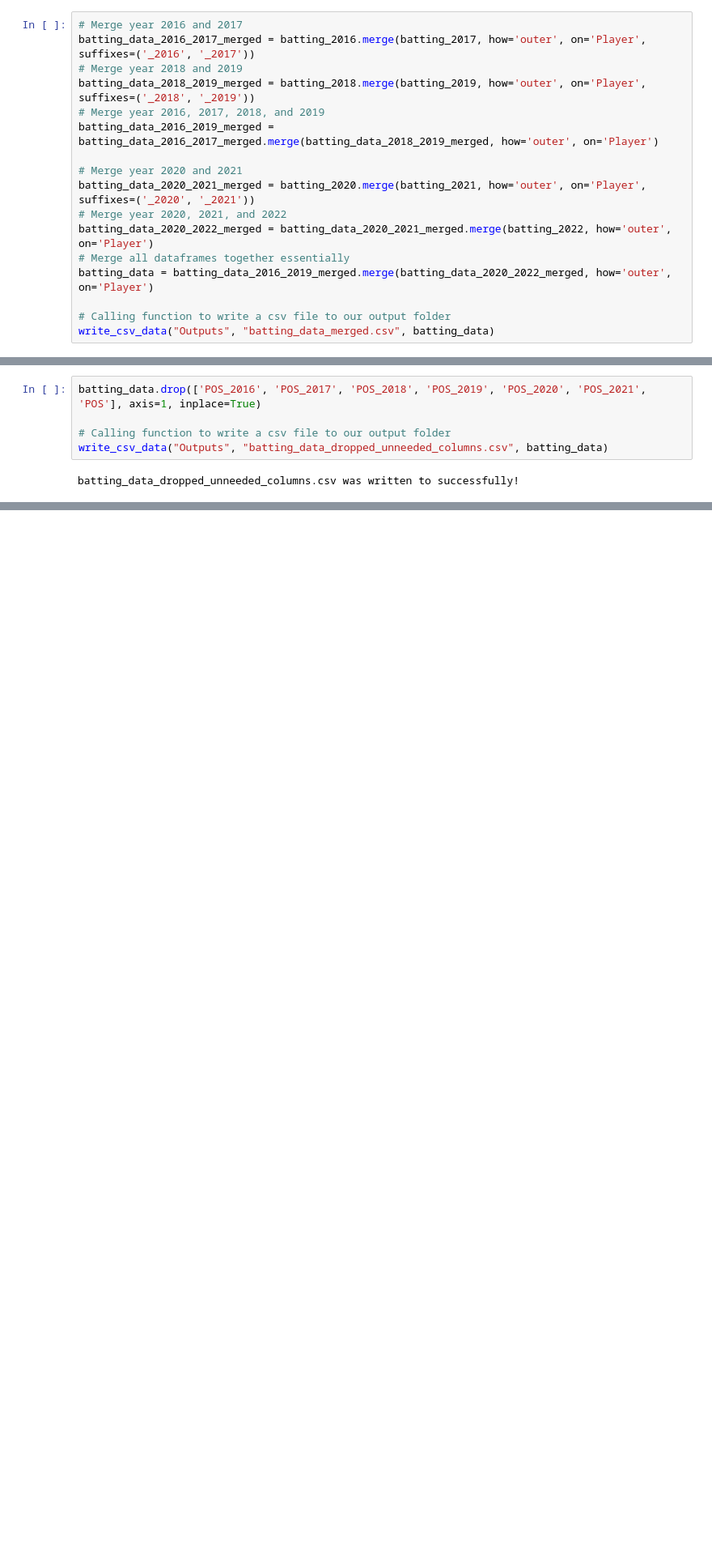
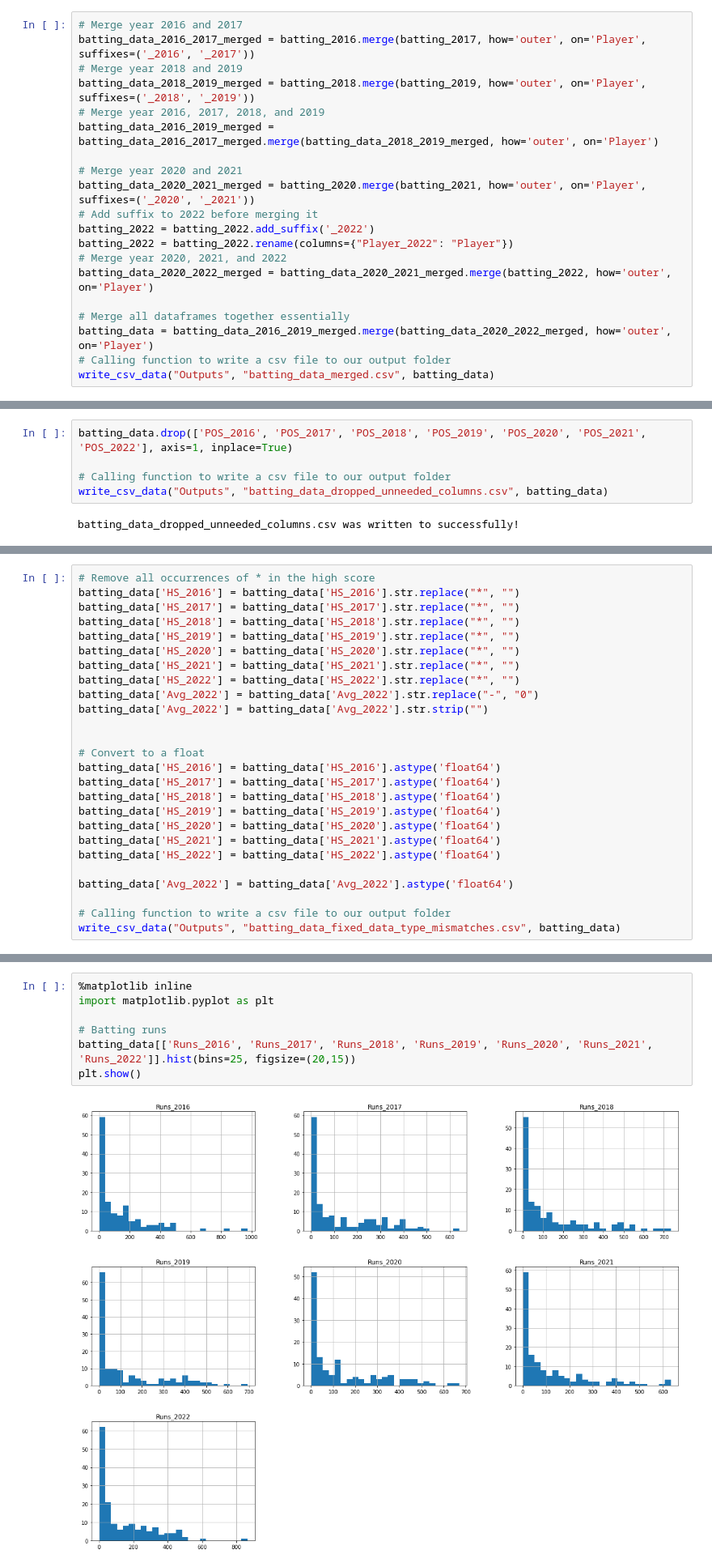
Before and after one commit to Vimal-Raghubir/IPL_Analysis, a Jupyter notebook: IPL_EDA.ipynb, the cells around one changed output, grey strips where cells are left out. Shown at 81% size. Cells and saved outputs as stored; diff of their text form; blank space fills up the shorter version.

Commit message:
Added more in depth analysis and fixed data type issues, as well as filled blanks with 0s

```diff
--- a/IPL_EDA.ipynb
+++ b/IPL_EDA.ipynb
@@ -132,11 +132,14 @@ batting_data_2016_2019_merged = batting_data_2016_2017_merged.merge(batting_data
 
 # Merge year 2020 and 2021
 batting_data_2020_2021_merged = batting_2020.merge(batting_2021, how='outer', on='Player', suffixes=('_2020', '_2021'))
+# Add suffix to 2022 before merging it
+batting_2022 = batting_2022.add_suffix('_2022')
+batting_2022 = batting_2022.rename(columns={"Player_2022": "Player"})
 # Merge year 2020, 2021, and 2022
 batting_data_2020_2022_merged = batting_data_2020_2021_merged.merge(batting_2022, how='outer', on='Player')
+
 # Merge all dataframes together essentially
 batting_data = batting_data_2016_2019_merged.merge(batting_data_2020_2022_merged, how='outer', on='Player')
-
 # Calling function to write a csv file to our output folder
 write_csv_data("Outputs", "batting_data_merged.csv", batting_data)
 # %% [output]
@@ -166,7 +172,7 @@ bowling_data_merged.csv was written to successfully!
 ### 3a. Dropping unneeded columns
 For the batting data, we do not need the POS field since merging the data will cause duplicates in this field. For bowling we do not need POS and Best Bowling Innings since the date value isn't relevant anymore.
 # %%
-batting_data.drop(['POS_2016', 'POS_2017', 'POS_2018', 'POS_2019', 'POS_2020', 'POS_2021', 'POS'], axis=1, inplace=True)
+batting_data.drop(['POS_2016', 'POS_2017', 'POS_2018', 'POS_2019', 'POS_2020', 'POS_2021', 'POS_2022'], axis=1, inplace=True)
 
 # Calling function to write a csv file to our output folder
 write_csv_data("Outputs", "batting_data_dropped_unneeded_columns.csv", batting_data)
@@ -185,0 +269,26 @@ We want to get a better feel for the data so we will use the describe method and
+# %%
+# Remove all occurrences of * in the high score
+batting_data['HS_2016'] = batting_data['HS_2016'].str.replace("*", "")
+batting_data['HS_2017'] = batting_data['HS_2017'].str.replace("*", "")
+batting_data['HS_2018'] = batting_data['HS_2018'].str.replace("*", "")
+batting_data['HS_2019'] = batting_data['HS_2019'].str.replace("*", "")
+batting_data['HS_2020'] = batting_data['HS_2020'].str.replace("*", "")
+batting_data['HS_2021'] = batting_data['HS_2021'].str.replace("*", "")
+batting_data['HS_2022'] = batting_data['HS_2022'].str.replace("*", "")
+batting_data['Avg_2022'] = batting_data['Avg_2022'].str.replace("-", "0")
+batting_data['Avg_2022'] = batting_data['Avg_2022'].str.strip("")
+
+
+# Convert to a float
+batting_data['HS_2016'] = batting_data['HS_2016'].astype('float64')
+batting_data['HS_2017'] = batting_data['HS_2017'].astype('float64')
+batting_data['HS_2018'] = batting_data['HS_2018'].astype('float64')
+batting_data['HS_2019'] = batting_data['HS_2019'].astype('float64')
+batting_data['HS_2020'] = batting_data['HS_2020'].astype('float64')
+batting_data['HS_2021'] = batting_data['HS_2021'].astype('float64')
+batting_data['HS_2022'] = batting_data['HS_2022'].astype('float64')
+
+batting_data['Avg_2022'] = batting_data['Avg_2022'].astype('float64')
+
+# Calling function to write a csv file to our output folder
+write_csv_data("Outputs", "batting_data_fixed_data_type_mismatches.csv", batting_data)
@@ -185,0 +322,9 @@ We want to get a better feel for the data so we will use the describe method and
+# %%
+%matplotlib inline
+import matplotlib.pyplot as plt
+
+# Batting runs
+batting_data[['Runs_2016', 'Runs_2017', 'Runs_2018', 'Runs_2019', 'Runs_2020', 'Runs_2021', 'Runs_2022']].hist(bins=25, figsize=(20,15))
+plt.show()
+# %% [output]
+[figure, added]
```
Also changed, not shown: parts of 27 cells of this notebook, 7 other files.
